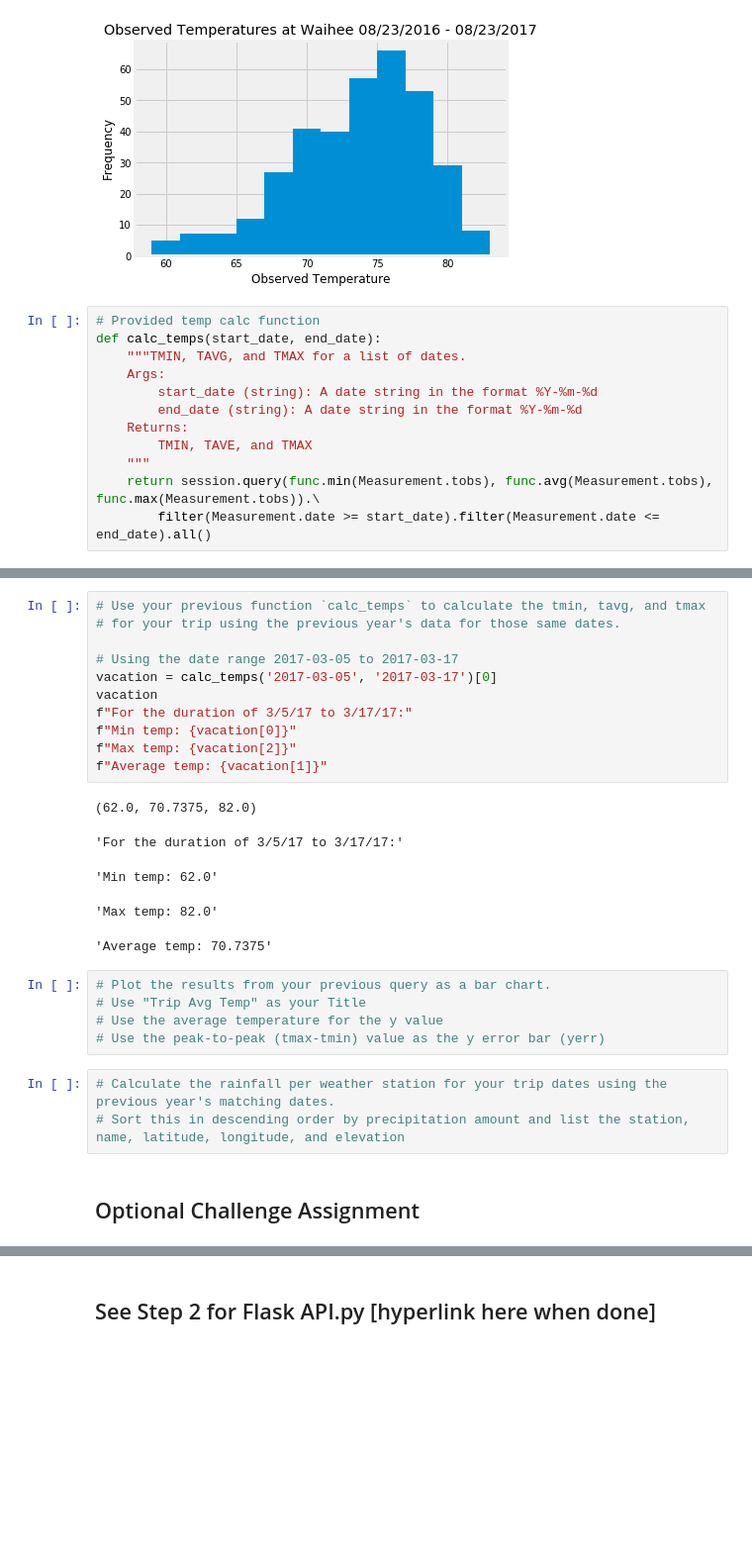
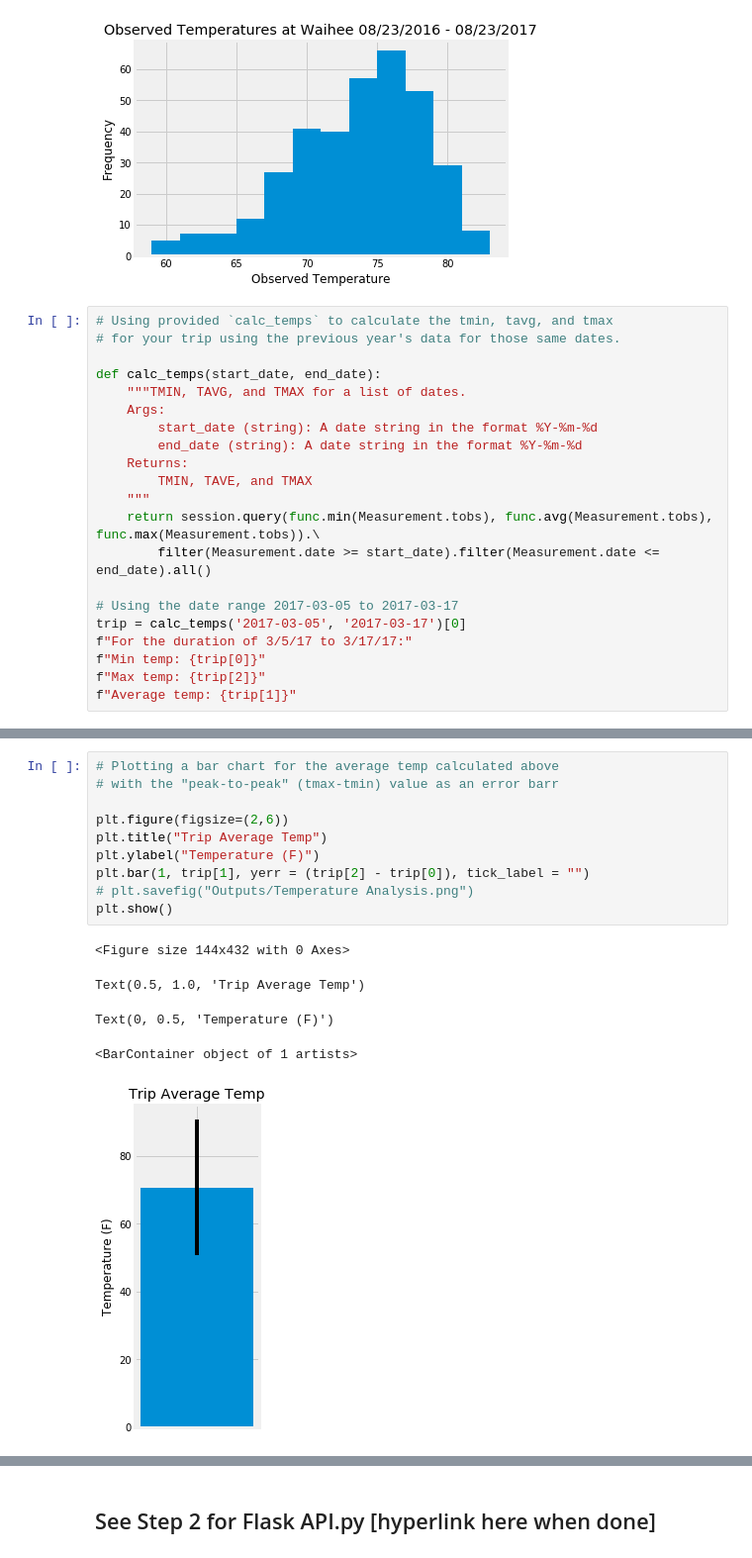
Before and after one commit to Emanste92/UCBEx_DataAnalytics, a Jupyter notebook: Py'waiiVacation_SQLAlchemy/ETE_Py'waii_VacationAnalysis_Step1.ipynb, the cells around one changed output, grey strips where cells are left out. Shown at 99% size. Drawn from its saved outputs; the diff is of its cells as text; blank space fills up the shorter version.

```diff
--- a/Py'waiiVacation_SQLAlchemy/ETE_Py'waii_VacationAnalysis_Step1.ipynb
+++ b/Py'waiiVacation_SQLAlchemy/ETE_Py'waii_VacationAnalysis_Step1.ipynb
@@ -276,7 +320,9 @@ Text(0.5, 0, 'Observed Temperature')
 Text(0.5, 1.0, 'Observed Temperatures at Waihee 08/23/2016 - 08/23/2017')
 [figure]
 # %%
-# Provided temp calc function
+# Using provided `calc_temps` to calculate the tmin, tavg, and tmax
+# for your trip using the previous year's data for those same dates.
+
 def calc_temps(start_date, end_date):
     """TMIN, TAVG, and TMAX for a list of dates.
     Args:
@@ -287,3 +333,10 @@ def calc_temps(start_date, end_date):
     """
     return session.query(func.min(Measurement.tobs), func.avg(Measurement.tobs), func.max(Measurement.tobs)).\
         filter(Measurement.date >= start_date).filter(Measurement.date <= end_date).all()
+
+# Using the date range 2017-03-05 to 2017-03-17
+trip = calc_temps('2017-03-05', '2017-03-17')[0]
+f"For the duration of 3/5/17 to 3/17/17:"
+f"Min temp: {trip[0]}"
+f"Max temp: {trip[2]}"
+f"Average temp: {trip[1]}"
@@ -290,27 +348,16 @@ def calc_temps(start_date, end_date):
-# %%
-# Use your previous function `calc_temps` to calculate the tmin, tavg, and tmax
-# for your trip using the previous year's data for those same dates.
-
-# Using the date range 2017-03-05 to 2017-03-17
-vacation = calc_temps('2017-03-05', '2017-03-17')[0]
-vacation
-f"For the duration of 3/5/17 to 3/17/17:"
-f"Min temp: {vacation[0]}"
-f"Max temp: {vacation[2]}"
-f"Average temp: {vacation[1]}"
-# %% [output]
-(62.0, 70.7375, 82.0)
-'For the duration of 3/5/17 to 3/17/17:'
-'Min temp: 62.0'
-'Max temp: 82.0'
-'Average temp: 70.7375'
-# %%
-# Plot the results from your previous query as a bar chart.
-# Use "Trip Avg Temp" as your Title
-# Use the average temperature for the y value
-# Use the peak-to-peak (tmax-tmin) value as the y error bar (yerr)
-# %%
-# Calculate the rainfall per weather station for your trip dates using the previous year's matching dates.
-# Sort this in descending order by precipitation amount and list the station, name, latitude, longitude, and elevation
-# %% [markdown]
-## Optional Challenge Assignment
+# %%
+# Plotting a bar chart for the average temp calculated above
+# with the "peak-to-peak" (tmax-tmin) value as an error barr
+
+plt.figure(figsize=(2,6))
+plt.title("Trip Average Temp")
+plt.ylabel("Temperature (F)")
+plt.bar(1, trip[1], yerr = (trip[2] - trip[0]), tick_label = "")
+# plt.savefig("Outputs/Temperature Analysis.png")
+plt.show()
+# %% [output]
+<Figure size 144x432 with 0 Axes>
+Text(0.5, 1.0, 'Trip Average Temp')
+Text(0, 0.5, 'Temperature (F)')
+<BarContainer object of 1 artists>
+[figure, added]
```
Also changed, not shown: parts of 15 cells of this notebook, 1 other file.
